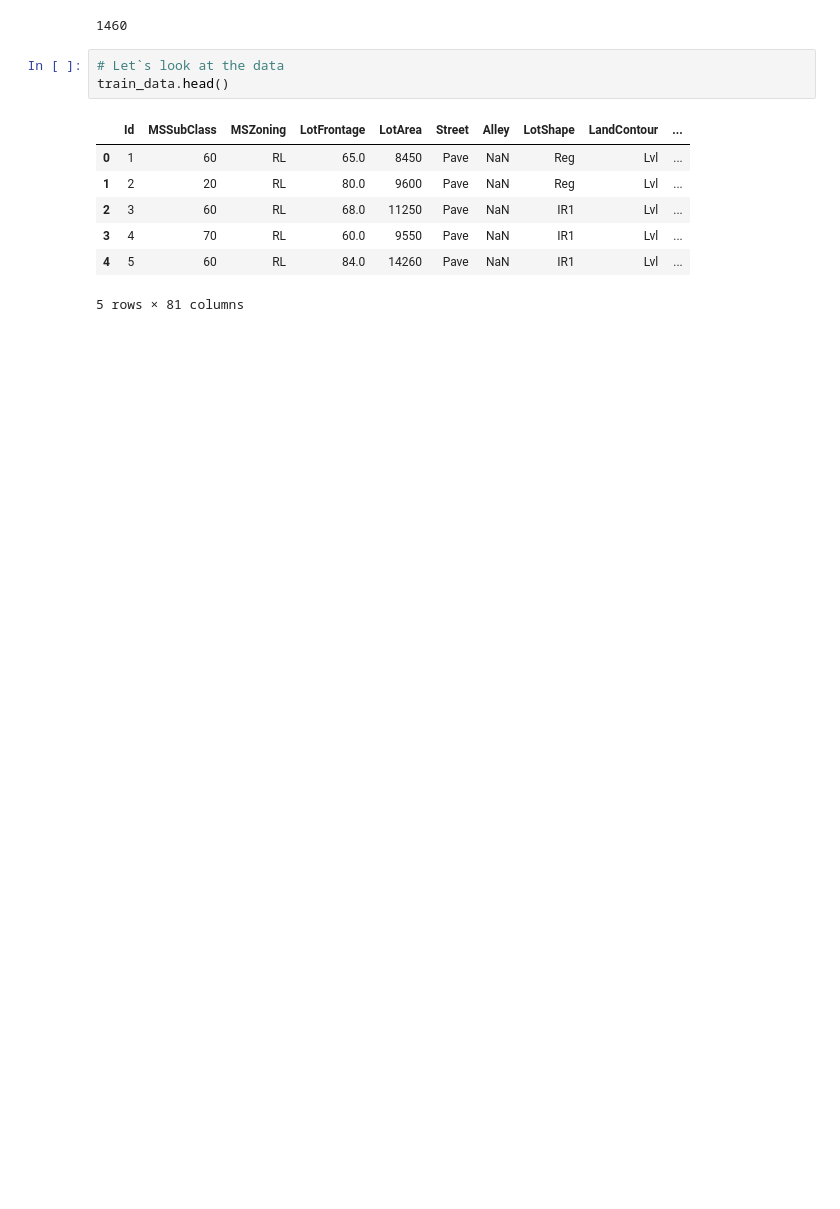
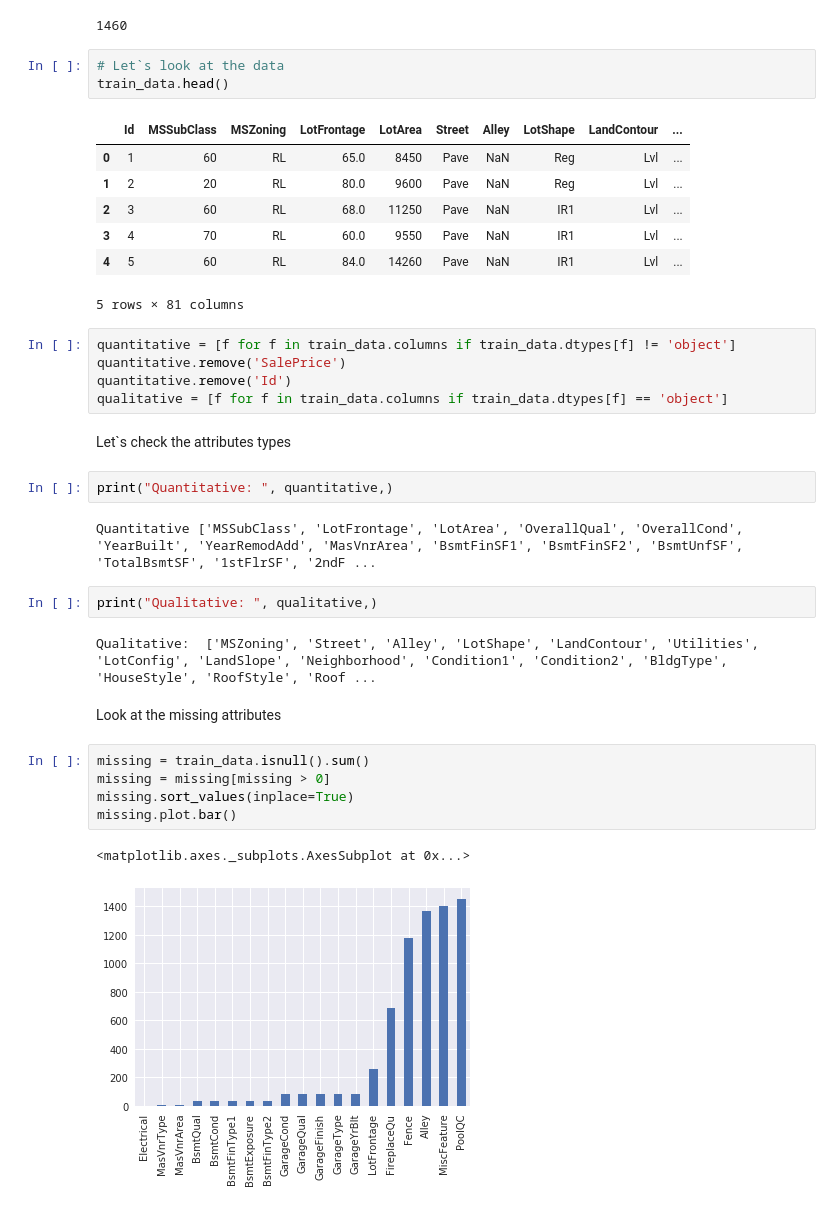
Before and after one commit to ppontryagin/kaggle_team_kernels, a Jupyter notebook: House_Prices_Advanced_Regression_Techniques.ipynb, the cells around one changed output. Cells and saved outputs as stored; diff of their text form; blank space fills up the shorter version.

Commit message:
House Prices: add COMPREHENSIVE DATA EXPLORATION

```diff
--- a/House_Prices_Advanced_Regression_Techniques.ipynb
+++ b/House_Prices_Advanced_Regression_Techniques.ipynb
@@ -66,3 +66,28 @@ train_data.head()
 | 3 | 4 | 70 | RL | 60.0 | 9550 | Pave | NaN | IR1 | Lvl | ... |
 | 4 | 5 | 60 | RL | 84.0 | 14260 | Pave | NaN | IR1 | Lvl | ... |
 5 rows × 81 columns
+# %%
+quantitative = [f for f in train_data.columns if train_data.dtypes[f] != 'object']
+quantitative.remove('SalePrice')
+quantitative.remove('Id')
+qualitative = [f for f in train_data.columns if train_data.dtypes[f] == 'object']
+# %% [markdown]
+Let`s check the attributes types
+# %%
+print("Quantitative: ", quantitative,)
+# %% [output]
+Quantitative ['MSSubClass', 'LotFrontage', 'LotArea', 'OverallQual', 'OverallCond', 'YearBuilt', 'YearRemodAdd', 'MasVnrArea', 'BsmtFinSF1', 'BsmtFinSF2', 'BsmtUnfSF', 'TotalBsmtSF', '1stFlrSF', '2ndF ...
+# %%
+print("Qualitative: ", qualitative,)
+# %% [output]
+Qualitative:  ['MSZoning', 'Street', 'Alley', 'LotShape', 'LandContour', 'Utilities', 'LotConfig', 'LandSlope', 'Neighborhood', 'Condition1', 'Condition2', 'BldgType', 'HouseStyle', 'RoofStyle', 'Roof ...
+# %% [markdown]
+Look at the missing attributes
+# %%
+missing = train_data.isnull().sum()
+missing = missing[missing > 0]
+missing.sort_values(inplace=True)
+missing.plot.bar()
+# %% [output]
+<matplotlib.axes._subplots.AxesSubplot at 0x...>
+[figure, added]
```
Also changed, not shown: parts of 6 cells of this notebook.
